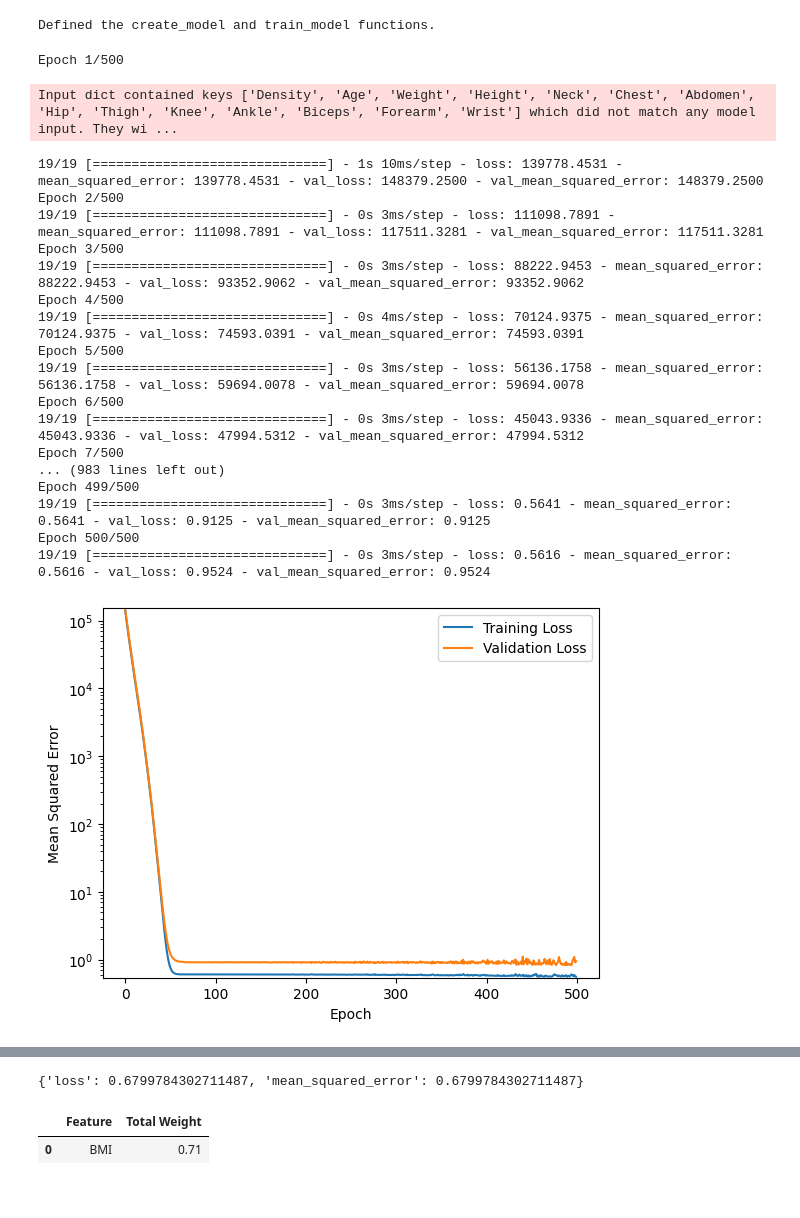
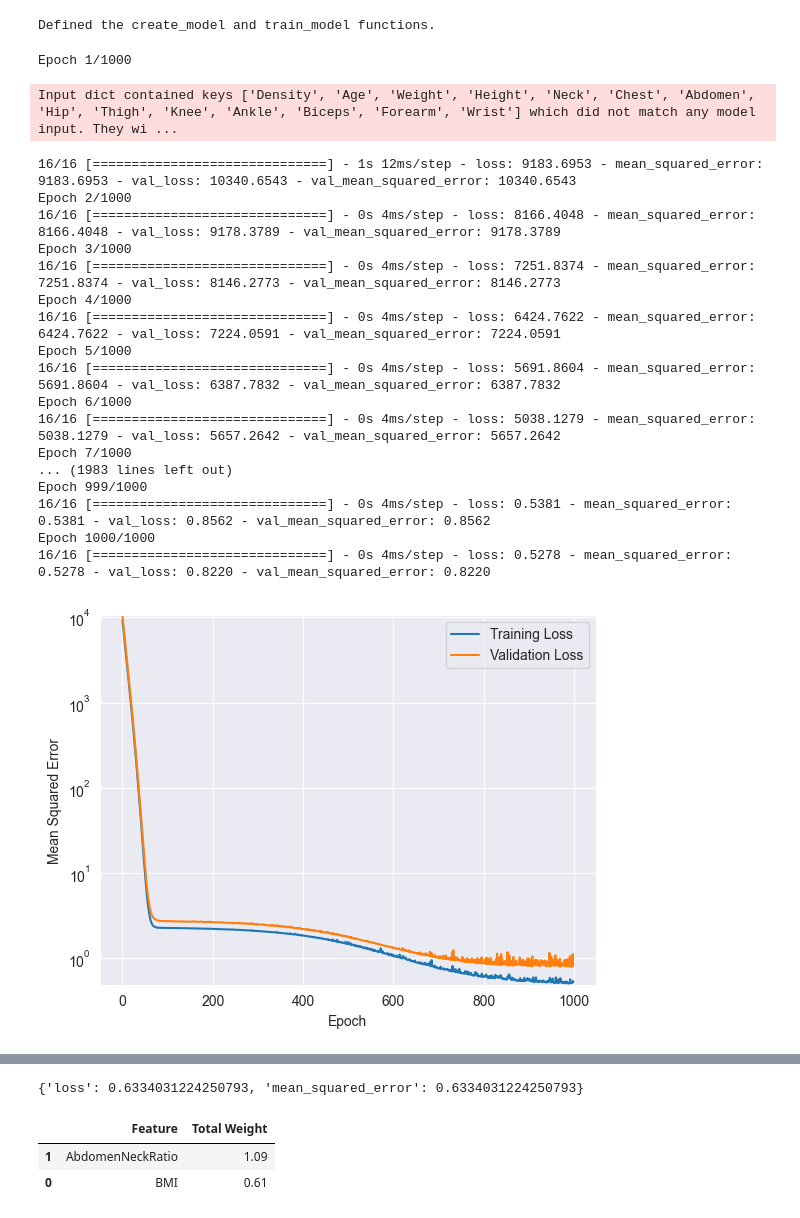
Before and after one commit to Stegi56/Body-Fat-Estimator, a Jupyter notebook: model2.ipynb, the cells around one changed output, grey strips where cells are left out. Cells and saved outputs as stored; diff of their text form; code cells hidden in the pictures.

Commit message:
added ab neck, good loss

```diff
--- a/model2.ipynb
+++ b/model2.ipynb
@@ -22,7 +22,12 @@ print("Data set loaded. Num examples: ", len(dataFrame))
 
 dataFrame['BMI'] = (dataFrame['Weight'] * dataFrame['Weight']) / dataFrame['Height']
 
+dataFrame['AbdomenNeckRatio'] = dataFrame['Abdomen']/dataFrame['Neck']
+
 fig = px.histogram(dataFrame, x="BMI")
+fig.show()
+
+fig = px.histogram(dataFrame, x="AbdomenNeckRatio")
 fig.show()
 
 fig = px.histogram(dataFrame, x="BodyFat")
@@ -161,6 +169,9 @@ inputs = {
     'BMI':
         tf.keras.layers.Input(shape=(1,), dtype=tf.float32,
                               name='BMI'),
+    'AbdomenNeckRatio':
+        tf.keras.layers.Input(shape=(1,), dtype=tf.float32,
+                              name='AbdomenNeckRatio')
 }
 
 # Normalization for BMI
@@ -172,6 +183,15 @@ bmi.adapt(trainDF['BMI'])
 bmi_input = tf.keras.Input(shape=(1,), name='BMI')
 bmi_output = bmi(bmi_input)
 
+# Normalization for AbdomenNeckRatio
+abdomen_neck_ratio = tf.keras.layers.Normalization(
+    name='normalization_abdomen_neck_ratio',
+    axis=None
+)
+abdomen_neck_ratio.adapt(trainDF['AbdomenNeckRatio'])
+abdomen_neck_ratio_input = tf.keras.Input(shape=(1,), name='AbdomenNeckRatio')
+abdomen_neck_ratio_output = abdomen_neck_ratio(abdomen_neck_ratio_input)
+
 # Concatenate our inputs into a single tensor.
 preprocessing_layers = tf.keras.layers.Concatenate()(list(inputs.values()))
 
@@ -271,9 +291,13 @@ def get_outputs_linear_regression():
   return outputs
 # %%
 def get_outputs_dnn():
+  dense_output = tf.keras.layers.Dense(units=2, input_shape=(1,),
+                              activation='linear',
+                              name='hidden_dense_layer_1')(preprocessing_layers)
   dense_output = tf.keras.layers.Dense(units=1, input_shape=(1,),
-                              activation='relu',
-                              name='hidden_dense_layer_1')(preprocessing_layers)
+                              activation='linear',
+                              name='hidden_dense_layer_2')(preprocessing_layers)
+
 
   dense_output = tf.keras.layers.Dense(units=1, input_shape=(1,),
                               activation='linear',
@@ -287,60 +311,60 @@ def get_outputs_dnn():
   return outputs
 # %%
 # The following variables are the hyperparameters.
-learning_rate = 0.0025
-epochs = 500
-batch_size = 8
-l2_regularization = 0.00
+learning_rate = 0.0005
+epochs = 1000
+batch_size = 10
+l2_regularization = 0.5
 patience = 70
 
 # Specify the label
 label_name = "BodyFat"
 
 # Split the original training set into a reduced training set and a
 # validation set.
 validation_split = 0.2
 
 dnn_outputs = get_outputs_dnn()
 
 # Establish the model's topography.
 my_model = create_model(
     inputs,
     dnn_outputs,
     learning_rate, l2_regularization)
 
 # Train the model on the normalized training set. We're passing the entire
 # normalized training set, but the model will only use the features
 # defined in our inputs.
 epochs, mse, history = train_model(my_model, trainDF, epochs,
                                    batch_size, label_name, patience, validation_split)
 plot_the_loss_curve(epochs, mse, history["val_mean_squared_error"])
 
 # After building a model against the training set, test that model
 # against the test set.
 test_features = {name:np.array(value) for name, value in testDF.items()}
 test_label = test_bodyfat_normalized(np.array(test_features.pop(label_name))) # isolate the label
 
 print("\n Evaluate the new model against the test set:")
 my_model.evaluate(x = test_features, y = test_label, batch_size=batch_size, return_dict=True)
 # %% [output]
-Epoch 1/500
+Epoch 1/1000
 Input dict contained keys ['Density', 'Age', 'Weight', 'Height', 'Neck', 'Chest', 'Abdomen', 'Hip', 'Thigh', 'Knee', 'Ankle', 'Biceps', 'Forearm', 'Wrist'] which did not match any model input. They wi ...
-19/19 [==============================] - 1s 10ms/step - loss: 139778.4531 - mean_squared_error: 139778.4531 - val_loss: 148379.2500 - val_mean_squared_error: 148379.2500
-Epoch 2/500
-19/19 [==============================] - 0s 3ms/step - loss: 111098.7891 - mean_squared_error: 111098.7891 - val_loss: 117511.3281 - val_mean_squared_error: 117511.3281
-Epoch 3/500
-19/19 [==============================] - 0s 3ms/step - loss: 88222.9453 - mean_squared_error: 88222.9453 - val_loss: 93352.9062 - val_mean_squared_error: 93352.9062
-Epoch 4/500
-19/19 [==============================] - 0s 4ms/step - loss: 70124.9375 - mean_squared_error: 70124.9375 - val_loss: 74593.0391 - val_mean_squared_error: 74593.0391
-Epoch 5/500
-19/19 [==============================] - 0s 3ms/step - loss: 56136.1758 - mean_squared_error: 56136.1758 - val_loss: 59694.0078 - val_mean_squared_error: 59694.0078
-Epoch 6/500
-19/19 [==============================] - 0s 3ms/step - loss: 45043.9336 - mean_squared_error: 45043.9336 - val_loss: 47994.5312 - val_mean_squared_error: 47994.5312
-Epoch 7/500
-... (983 lines left out)
-Epoch 499/500
-19/19 [==============================] - 0s 3ms/step - loss: 0.5641 - mean_squared_error: 0.5641 - val_loss: 0.9125 - val_mean_squared_error: 0.9125
-Epoch 500/500
-19/19 [==============================] - 0s 3ms/step - loss: 0.5616 - mean_squared_error: 0.5616 - val_loss: 0.9524 - val_mean_squared_error: 0.9524
+16/16 [==============================] - 1s 12ms/step - loss: 9183.6953 - mean_squared_error: 9183.6953 - val_loss: 10340.6543 - val_mean_squared_error: 10340.6543
+Epoch 2/1000
+16/16 [==============================] - 0s 4ms/step - loss: 8166.4048 - mean_squared_error: 8166.4048 - val_loss: 9178.3789 - val_mean_squared_error: 9178.3789
+Epoch 3/1000
+16/16 [==============================] - 0s 4ms/step - loss: 7251.8374 - mean_squared_error: 7251.8374 - val_loss: 8146.2773 - val_mean_squared_error: 8146.2773
+Epoch 4/1000
+16/16 [==============================] - 0s 4ms/step - loss: 6424.7622 - mean_squared_error: 6424.7622 - val_loss: 7224.0591 - val_mean_squared_error: 7224.0591
+Epoch 5/1000
+16/16 [==============================] - 0s 4ms/step - loss: 5691.8604 - mean_squared_error: 5691.8604 - val_loss: 6387.7832 - val_mean_squared_error: 6387.7832
+Epoch 6/1000
+16/16 [==============================] - 0s 4ms/step - loss: 5038.1279 - mean_squared_error: 5038.1279 - val_loss: 5657.2642 - val_mean_squared_error: 5657.2642
+Epoch 7/1000
+... (1983 lines left out)
+Epoch 999/1000
+16/16 [==============================] - 0s 4ms/step - loss: 0.5381 - mean_squared_error: 0.5381 - val_loss: 0.8562 - val_mean_squared_error: 0.8562
+Epoch 1000/1000
+16/16 [==============================] - 0s 4ms/step - loss: 0.5278 - mean_squared_error: 0.5278 - val_loss: 0.8220 - val_mean_squared_error: 0.8220
-[figure, old version]
+[figure, new version]
  Evaluate the new model against the test set:
@@ -348,7 +372,7 @@ Epoch 500/500
-{'loss': 0.6799784302711487, 'mean_squared_error': 0.6799784302711487}
+{'loss': 0.6334031224250793, 'mean_squared_error': 0.6334031224250793}
 # %%
 #Output weights
-input_layer = my_model.layers[2]
+input_layer = my_model.layers[len(inputs)+1]
 weights, biases = input_layer.get_weights()
 
 weights_table = pd.DataFrame(columns=['Feature', 'Total Weight'])
@@ -368,7 +392,8 @@ weights_table = weights_table.sort_values(by='Total Weight', ascending=False)
 weights_table
 # %% [output]
 |  | Feature | Total Weight |
-| 0 | BMI | 0.71 |
+| 1 | AbdomenNeckRatio | 1.09 |
+| 0 | BMI | 0.61 |
 # %%
 # Create an empty DataFrame to store the results
 result_table = pd.DataFrame(columns=['Row', 'Predicted Body Fat', 'Correct Body Fat', 'Difference +-'])
```
Also changed, not shown: parts of 4 cells of this notebook.
